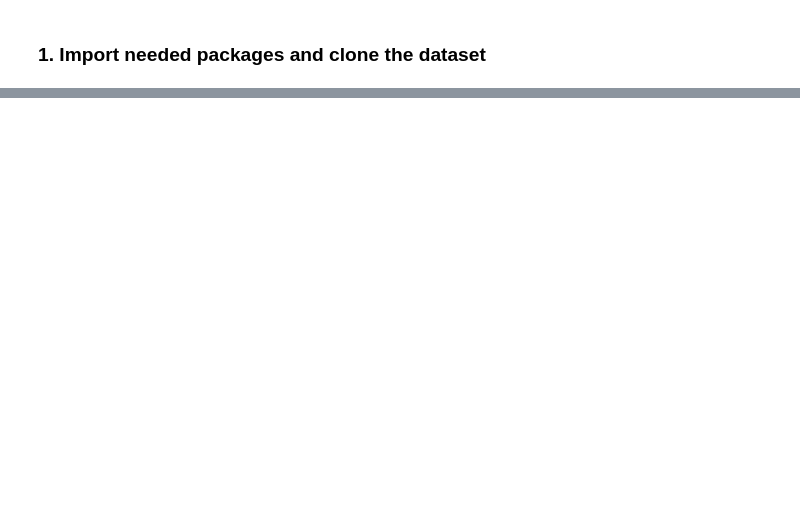
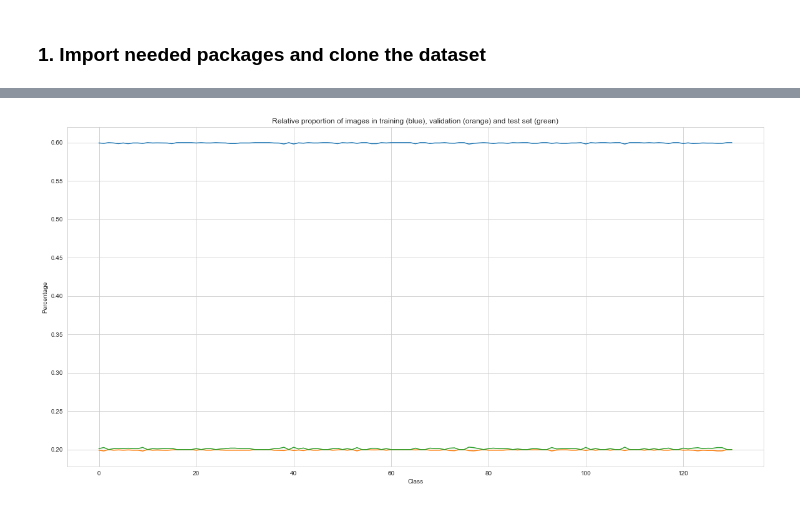
Before and after one commit to AdrianoGomes99/ImageClassification, a Jupyter notebook: CNN.ipynb, the cells around one changed output, grey strips where cells are left out. Drawn from its saved outputs; the diff is of its cells as text; code cells hidden in the pictures; blank space fills up the shorter version.

```diff
--- a/CNN.ipynb
+++ b/CNN.ipynb
@@ -1541,0 +122,18 @@ plt.savefig('bestANNloss.png')
+# %%
+# Visualize relative proportion of images in the train/validation/test compared to the whole dataset
+all_images = class_count_train+class_count_val+class_count_test
+proportion_train = class_count_train / all_images
+proportion_val = class_count_val / all_images
+proportion_test = class_count_test / all_images
+
+plt.figure(figsize=(20, 10))
+plt.plot(proportion_train, label='Train')
+plt.plot(proportion_val, label='Validation')
+plt.plot(proportion_test, label='Test')
+plt.title('Relative proportion of images in training (blue), validation (orange) and test set (green)')
+plt.xlabel("Class")
+plt.ylabel("Percentage")
+#plt.ylim([0.19,0.21])
+plt.show()
+# %% [output]
+[figure, added]
```
Also changed, not shown: parts of 79 cells of this notebook.
